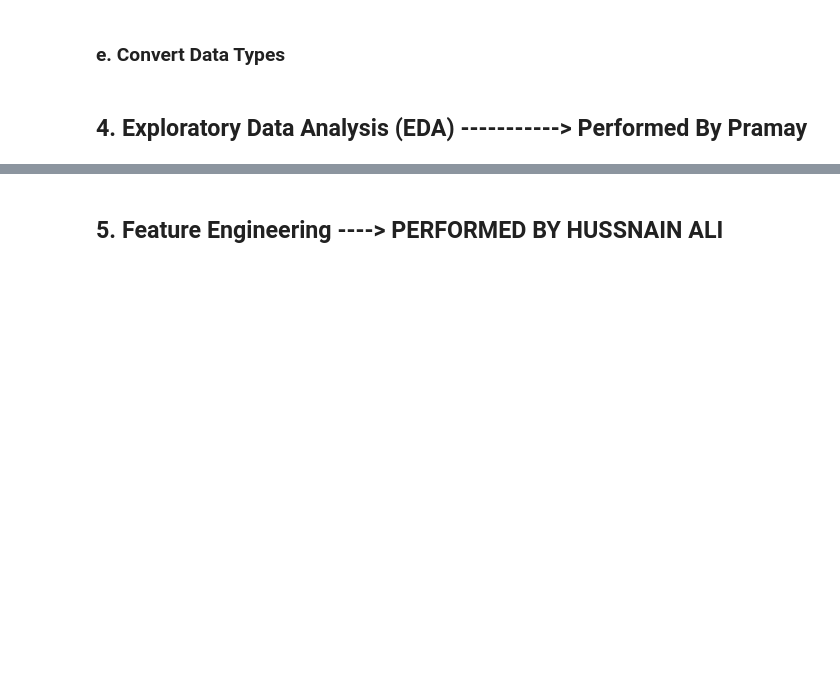
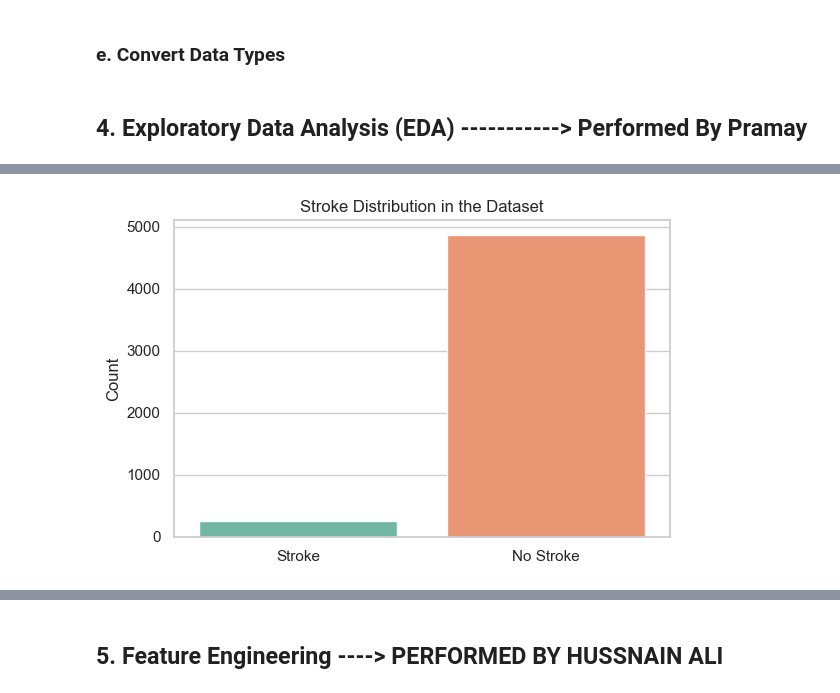
Before and after one commit to mirzahussnain/heart_stroke_prediction, a Jupyter notebook: code.ipynb, the cells around one changed output, grey strips where cells are left out. Saved outputs shown, nothing was run; the diff lists cells and outputs as text; code cells hidden in the pictures; blank space fills up the shorter version.

```diff
--- a/code.ipynb
+++ b/code.ipynb
@@ -185,2 +189,15 @@ explainaition of your visulization
 # %%
-## Start coding your visualization here
+file_path = "data/healthcare-dataset-stroke-data.csv"
+df = pd.read_csv(file_path)
+df['stroke_label'] = df['stroke'].map({0: 'No Stroke', 1: 'Stroke'})
+
+sns.set(style="whitegrid")
+plt.figure(figsize=(6, 4))
+sns.countplot(data=df, x='stroke_label', palette='Set2')
+plt.title("Stroke Distribution in the Dataset")
+plt.xlabel("")
+plt.ylabel("Count")
+plt.tight_layout()
+plt.show()
+# %% [output]
+[figure, added]
```
Also changed, not shown: parts of 22 cells of this notebook, 11 other files.
